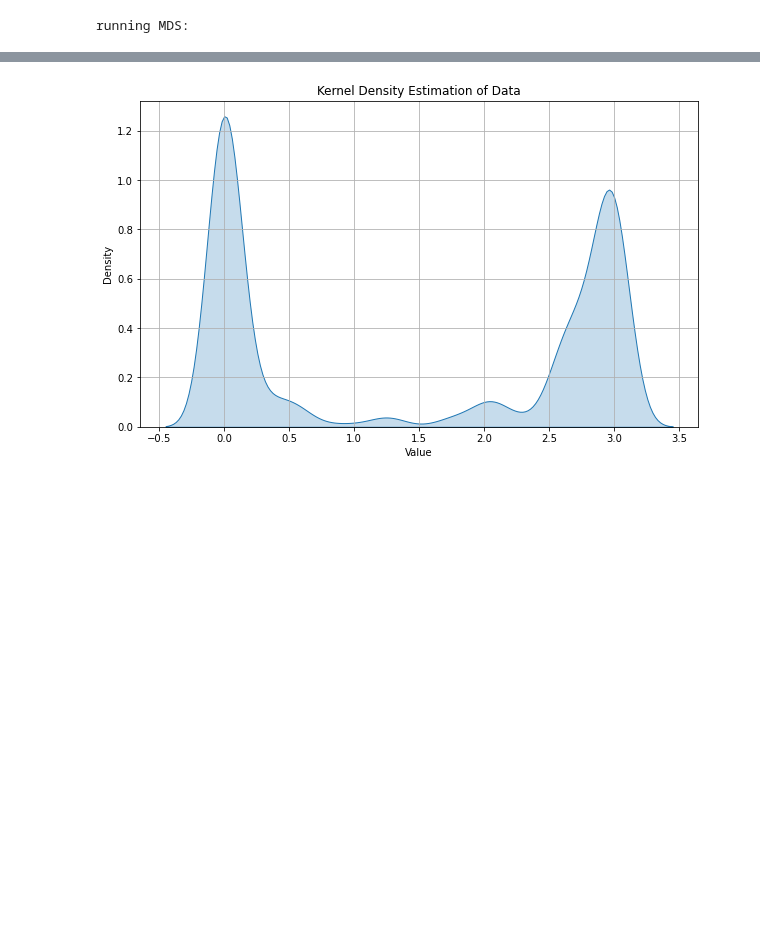
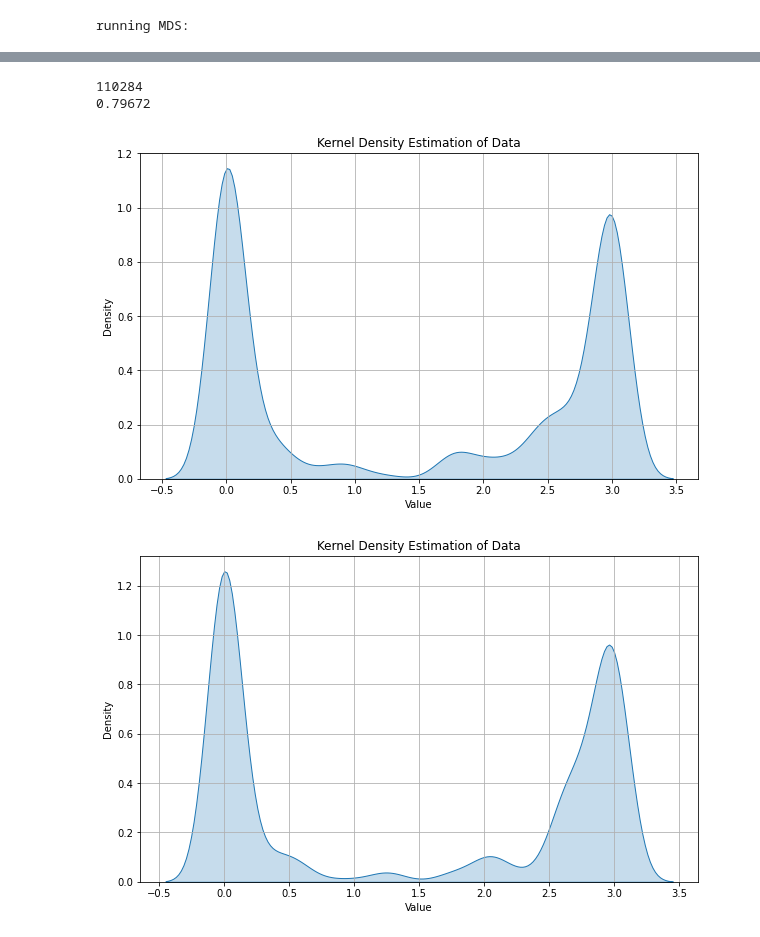
Before and after one commit to ericssimpson/voting-analysis-tools, a Jupyter notebook: team_arrow/clean/simulator.ipynb, the cells around one changed output, grey strips where cells are left out. Cells and saved outputs as stored; diff of their text form; code cells hidden in the pictures; blank space fills up the shorter version.

```diff
--- a/team_arrow/clean/simulator.ipynb
+++ b/team_arrow/clean/simulator.ipynb
@@ -274,3 +281,29 @@ plt.show()
+# %%
+ballots = simulator(0.8, data_list, normalized_distance, 200000, 4)
+total = 0
+consistent = 0
+for b in ballots:
+    b_num = []
+    for c in b:
+        b_num.append(normalized_distance[c])
+    total += ballots[b]
+    if (evaluate_ballot_consistency(b_num, 4)[0] is True):
+        consistent += ballots[b]
+gamma = consistent/total
+print(gamma)
+data = get_intervals(normalized_distance, ballots, normalized_distance.values())
+plt.figure(figsize=(10, 6))
+sns.kdeplot(data, fill=True)
+plt.title('Kernel Density Estimation of Data')
+#plt.xticks(normalized_points, normalized_names, rotation=45)
+plt.xlabel('Value')
+plt.ylabel('Density')
+plt.grid(True)
+plt.show()
+# %% [output]
+110284
+0.79672
+[figure, added]
 # %%
 plt.figure(figsize=(10, 6))
 sns.kdeplot(data_list, fill=True)
```
Also changed, not shown: parts of 5 cells of this notebook, 3 other files.
